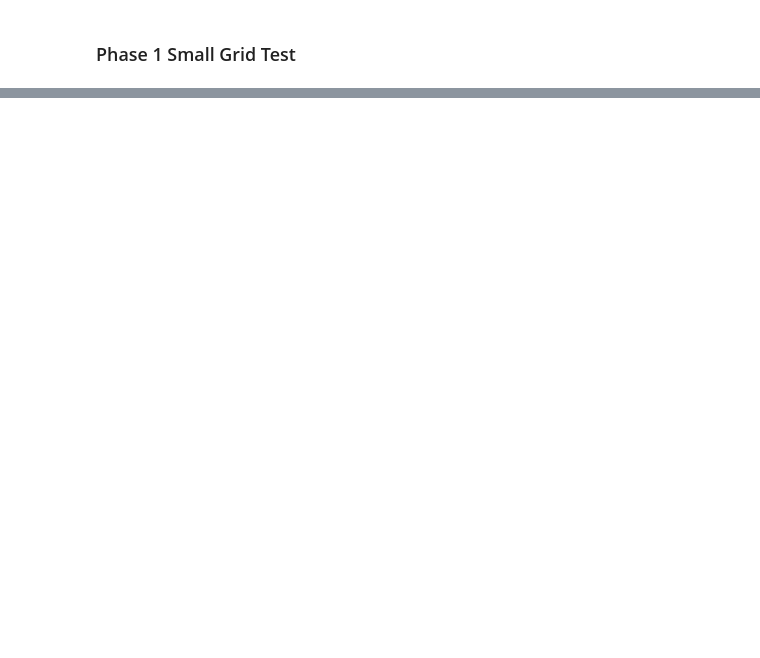
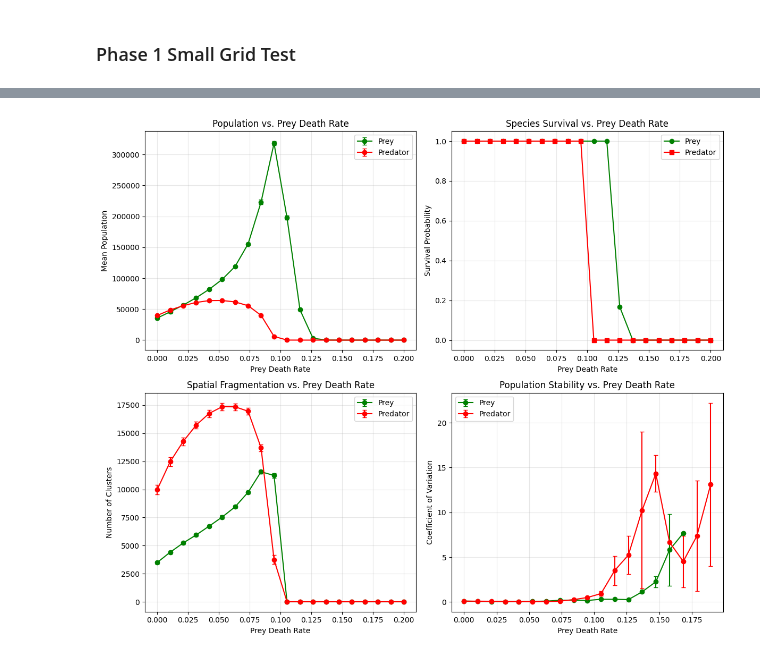
Before and after one commit to codegithubka/CSS_Project, a Jupyter notebook: notebooks/phase1.ipynb, the cells around one changed output, grey strips where cells are left out. Drawn from its saved outputs; the diff is of its cells as text; code cells hidden in the pictures; blank space fills up the shorter version.

```diff
--- a/notebooks/phase1.ipynb
+++ b/notebooks/phase1.ipynb
@@ -71,0 +104,60 @@ memory usage: 1.4+ MB
+# %%
+fig, axes = plt.subplots(2, 2, figsize=(12, 10))
+
+# 1. Prey AND Predator population vs death rate
+ax = axes[0, 0]
+for pop, label, color in [('prey_mean', 'Prey', 'green'), ('pred_mean', 'Predator', 'red')]:
+    agg = df.groupby('prey_death')[pop].agg(['mean', 'std']).reset_index()
+    ax.errorbar(agg['prey_death'], agg['mean'], yerr=agg['std'],
+                fmt='o-', capsize=3, label=label, color=color)
+ax.set_xlabel('Prey Death Rate')
+ax.set_ylabel('Mean Population')
+ax.set_title('Population vs. Prey Death Rate')
+ax.legend()
+ax.grid(True, alpha=0.3)
+
+# 2. Survival probability
+ax = axes[0, 1]
+surv = df.groupby('prey_death').agg({
+    'prey_survived': 'mean',
+    'pred_survived': 'mean'
+}).reset_index()
+ax.plot(surv['prey_death'], surv['prey_survived'], 'o-', color='green', label='Prey')
+ax.plot(surv['prey_death'], surv['pred_survived'], 's-', color='red', label='Predator')
+ax.set_xlabel('Prey Death Rate')
+ax.set_ylabel('Survival Probability')
+ax.set_title('Species Survival vs. Prey Death Rate')
+ax.legend()
+ax.grid(True, alpha=0.3)
+
+# 3. Number of clusters (spatial fragmentation)
+ax = axes[1, 0]
+for col, label, color in [('prey_n_clusters', 'Prey', 'green'), ('pred_n_clusters', 'Predator', 'red')]:
+    agg = df.groupby('prey_death')[col].agg(['mean', 'std']).reset_index()
+    ax.errorbar(agg['prey_death'], agg['mean'], yerr=agg['std'],
+                fmt='o-', capsize=3, label=label, color=color)
+ax.set_xlabel('Prey Death Rate')
+ax.set_ylabel('Number of Clusters')
+ax.set_title('Spatial Fragmentation vs. Prey Death Rate')
+ax.legend()
+ax.grid(True, alpha=0.3)
+
+# 4. Coefficient of variation (population stability)
+ax = axes[1, 1]
+df['prey_cv'] = df['prey_std'] / df['prey_mean'].replace(0, np.nan)
+df['pred_cv'] = df['pred_std'] / df['pred_mean'].replace(0, np.nan)
+for col, label, color in [('prey_cv', 'Prey', 'green'), ('pred_cv', 'Predator', 'red')]:
+    agg = df.groupby('prey_death')[col].agg(['mean', 'std']).reset_index()
+    ax.errorbar(agg['prey_death'], agg['mean'], yerr=agg['std'],
+                fmt='o-', capsize=3, label=label, color=color)
+ax.set_xlabel('Prey Death Rate')
+ax.set_ylabel('Coefficient of Variation')
+ax.set_title('Population Stability vs. Prey Death Rate')
+ax.legend()
+ax.grid(True, alpha=0.3)
+
+plt.tight_layout()
+plt.savefig('phase1_summary.png', dpi=150)
+plt.show()
+# %% [output]
+[figure, added]
```
Also changed, not shown: parts of 6 cells of this notebook, 9 other files.
